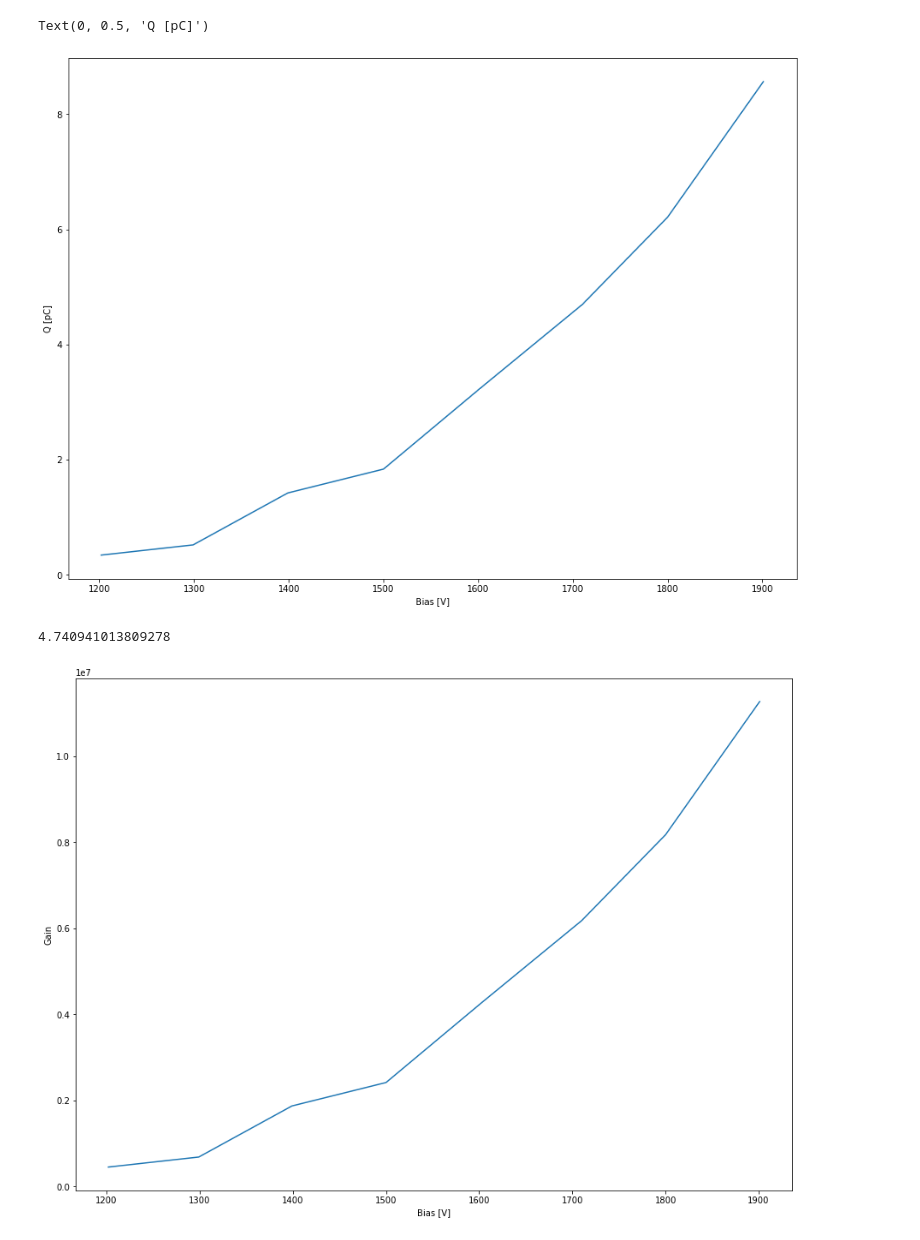
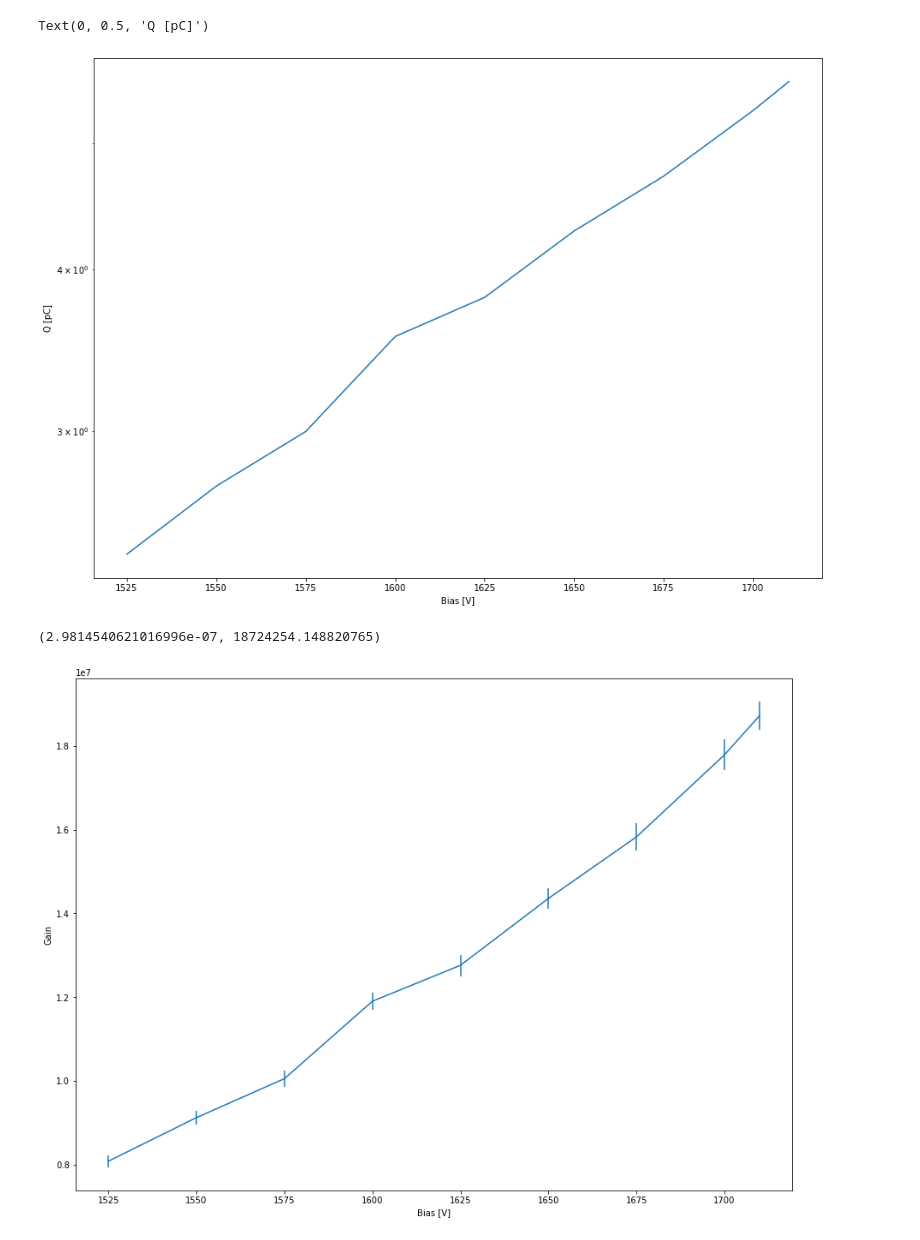
Before and after one commit to PenningLab/DDC10Ana, a Jupyter notebook: ReplacementGain.ipynb, the cells around one changed output. Drawn from its saved outputs; the diff is of its cells as text; code cells hidden in the pictures.

```diff
--- a/ReplacementGain.ipynb
+++ b/ReplacementGain.ipynb
@@ -41,0 +60,4 @@ P0 = [[0.5,300,0.5],[0.7,300,1,2.1,1,1],[1.5,300,2,3.2,10,2],[2,200,3,6,10,2],[0
+# %%
+for i, data in enumerate(QHists):
+    plt.plot(data[1], data[0], label=Gains[i])
+plt.legend()
@@ -41,0 +67,12 @@ P0 = [[0.5,300,0.5],[0.7,300,1,2.1,1,1],[1.5,300,2,3.2,10,2],[2,200,3,6,10,2],[0
+# %%
+maxes = np.array([QHists[iG][1][np.argmax(QHists[iG][0])] for iG in range(len(Gains))])
+
+intials = [[2, maxes[0], 0.5],
+           []]
+
+fits = []; tmps = []
+for i, data in enumerate(QHists):
+    fit, tmp = tr.fitQ(data, [1,400,1])
+    fits.append(fit)
+    tmps.append(tmp)
+fits
@@ -42,3 +89,7 @@ P0 = [[0.5,300,0.5],[0.7,300,1,2.1,1,1],[1.5,300,2,3.2,10,2],[2,200,3,6,10,2],[0
+# %%
+means = np.array([val[0] for val in fits])
+errors = np.array([np.sqrt(np.diag(val))[0] for val in tmps])
+errors
+Gcurve = means
 # %%
-QHists = [tr.extRun(iG,30,10,30,qbins=50) for iG in fWaves]
-Gcurve = np.array([QHists[iG][1][np.argmax(QHists[iG][0])] for iG in range(len(Gains))])
+#Gcurve = np.array([QHists[iG][1][np.argmax(QHists[iG][0])] for iG in range(len(Gains))])
@@ -59,23 +96,24 @@ Gcurve = np.array([QHists[iG][1][np.argmax(QHists[iG][0])] for iG in range(len(G
 # %%
 plt.plot(Gains,Gcurve)
-#plt.yscale('log')
+plt.yscale('log')
 #plt.xlim(-2,10)
 plt.xlabel('Bias [V]')
 plt.ylabel('Q [pC]')
 # %% [output]
 Text(0, 0.5, 'Q [pC]')
-[figure, old version]
+[figure, new version]
 # %%
-QScale = Gcurve[5]/SPE1710
-QScale
+QScale =1.6022e-7* Gcurve[-1]/SPE1710
+QScale,SPE1710/1.6022e-7
 # %% [output]
-4.740941013809278
+(2.9814540621016996e-07, 18724254.148820765)
 # %%
-plt.plot(Gains,Gcurve/(QScale*1.6022e-7))
+const = QScale
+plt.errorbar(Gains,Gcurve/const , yerr=errors/const)
 #plt.yscale('log')
 #plt.xlim(-2,10)
 plt.xlabel('Bias [V]')
 plt.ylabel('Gain')
 plt.savefig("GainCurve.png")
 # %% [output]
-[figure, old version]
+[figure, new version]
```
Also changed, not shown: parts of 14 cells of this notebook.
